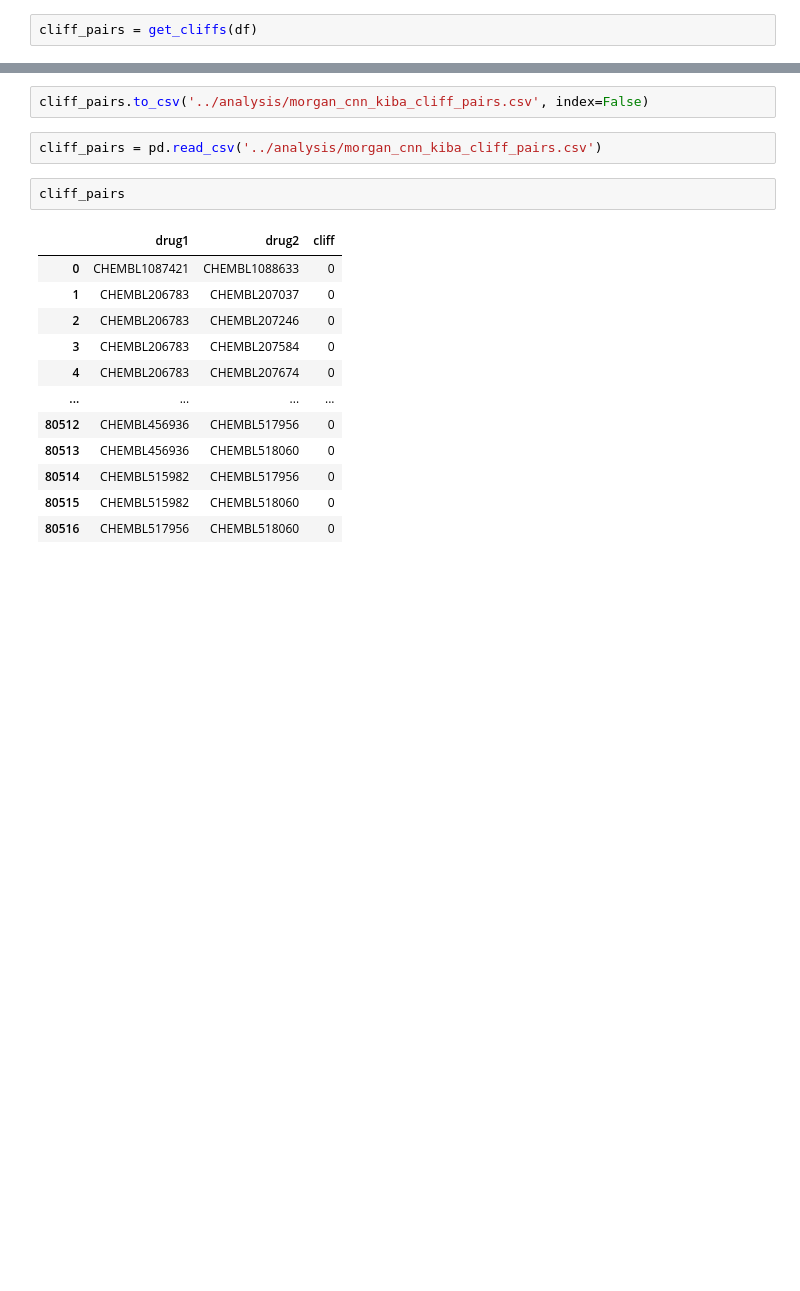
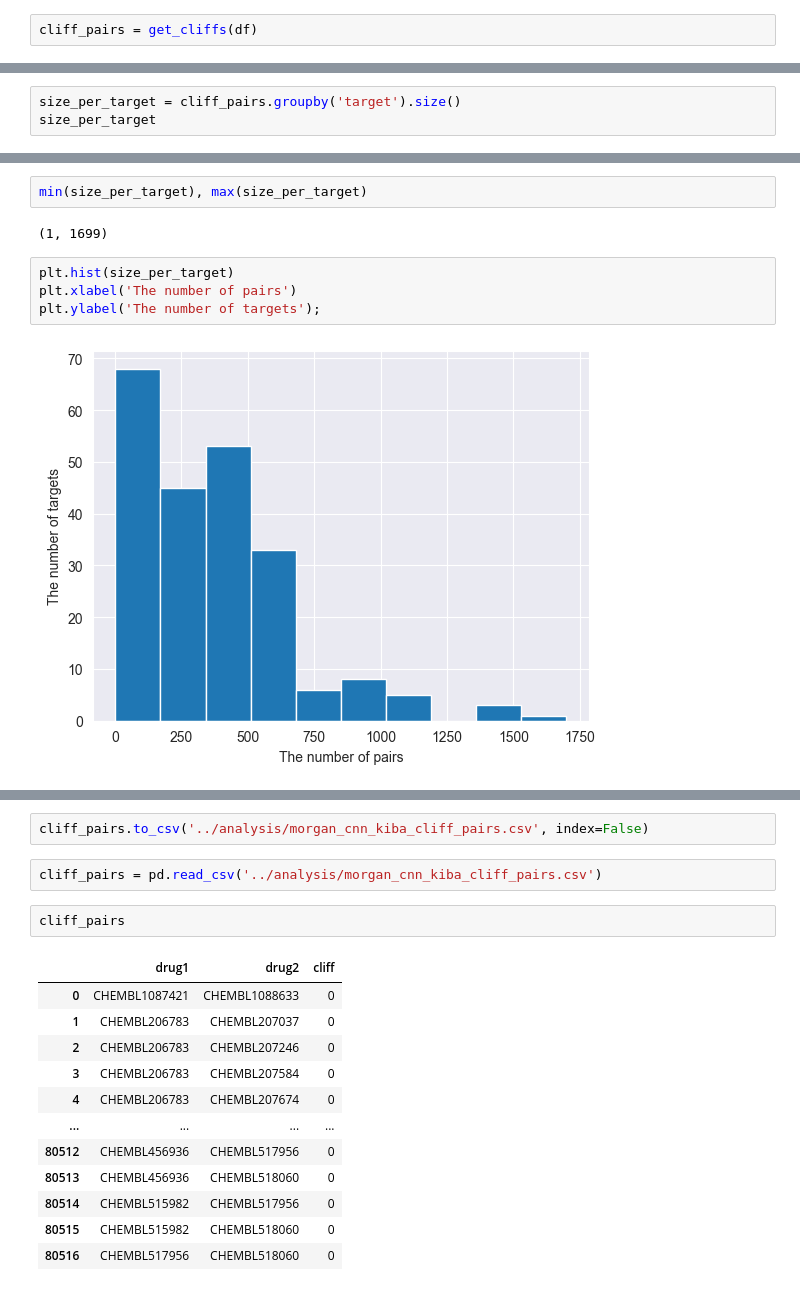
Before and after one commit to reginaib/AC-DTI, a Jupyter notebook: scripts/kiba-ac.ipynb, the cells around one changed output, grey strips where cells are left out. Drawn from its saved outputs; the diff is of its cells as text; blank space fills up the shorter version.

```diff
--- a/scripts/kiba-ac.ipynb
+++ b/scripts/kiba-ac.ipynb
@@ -33,0 +195,3 @@ cliff_pairs
+# %%
+size_per_target = cliff_pairs.groupby('target').size()
+size_per_target
@@ -34,2 +212,12 @@ cliff_pairs
+# %%
+min(size_per_target), max(size_per_target)
+# %% [output]
+(1, 1699)
+# %%
+plt.hist(size_per_target)
+plt.xlabel('The number of pairs')
+plt.ylabel('The number of targets');
+# %% [output]
+[figure, added]
 # %%
 cliff_pairs['cliff'].value_counts()
```
Also changed, not shown: parts of 19 cells of this notebook, 1 other file.
